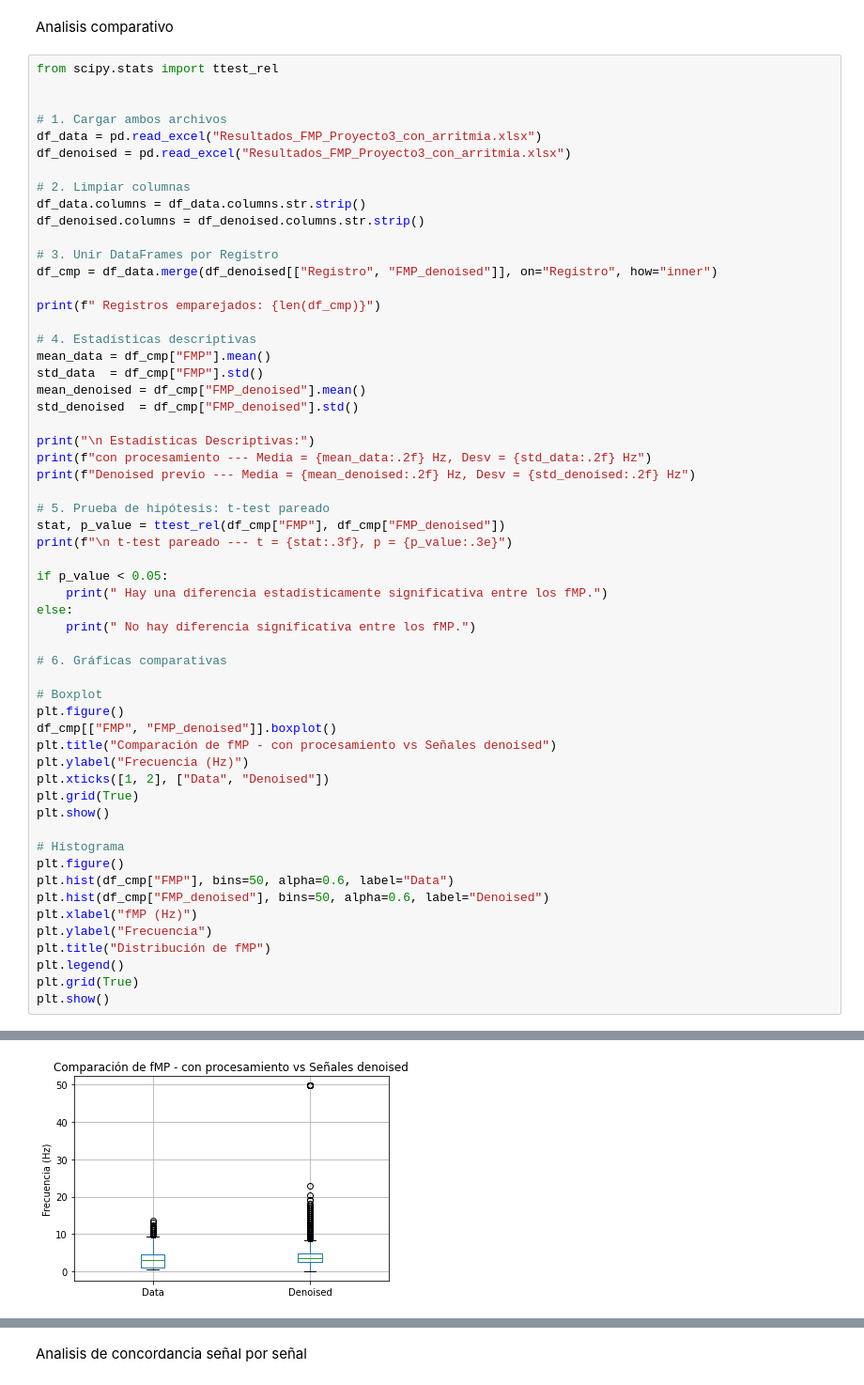
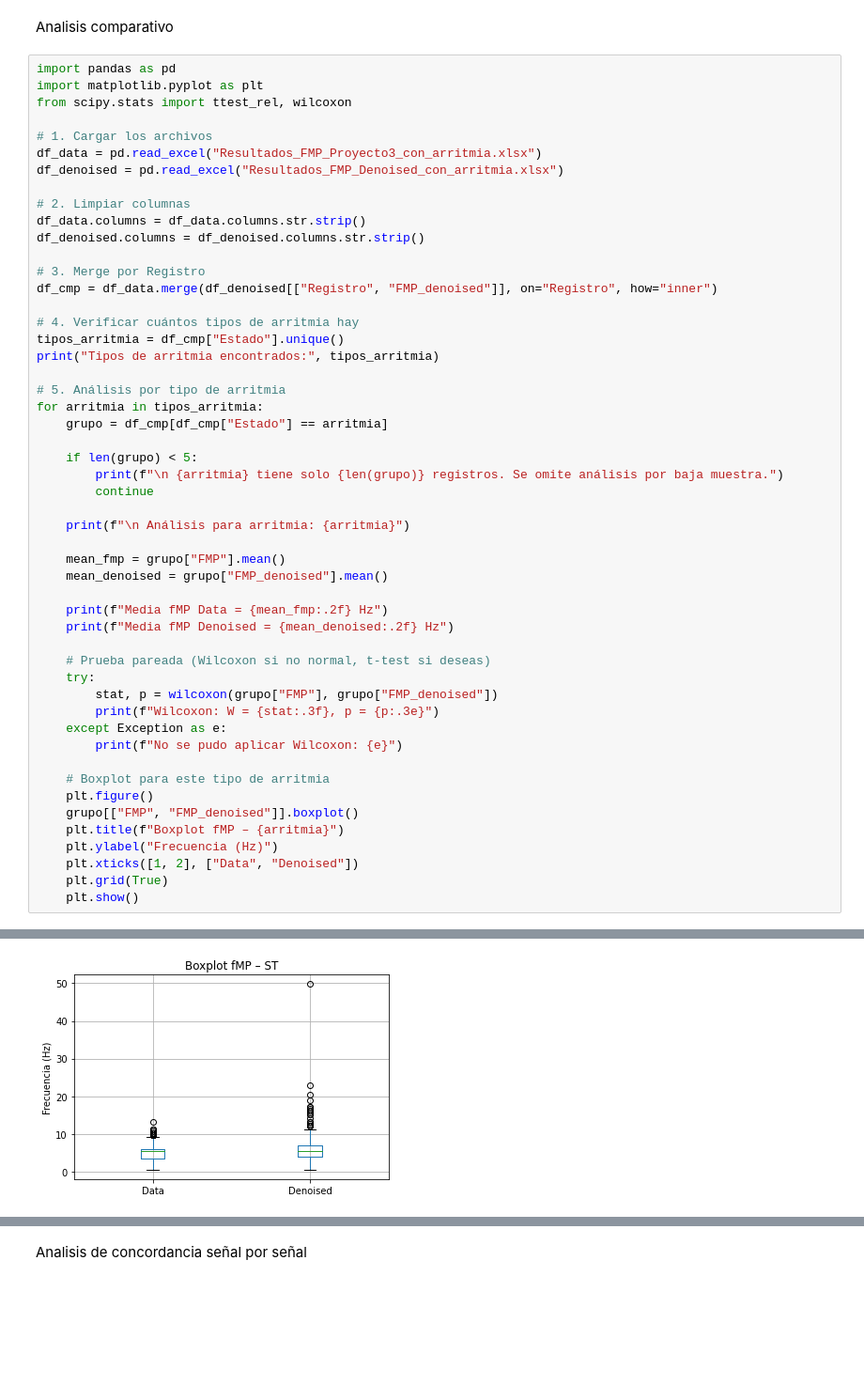
Before and after one commit to Felipeagudelom/Proyecto-3, a Jupyter notebook: Proyecto 3.ipynb, the cells around one changed output, grey strips where cells are left out. Shown at 94% size. Cells and saved outputs as stored; diff of their text form; blank space fills up the shorter version.

```diff
--- a/Proyecto 3.ipynb
+++ b/Proyecto 3.ipynb
@@ -590,60 +590,54 @@ dtype: int64
 # %% [markdown]
 Analisis comparativo
 # %%
-from scipy.stats import ttest_rel
+import pandas as pd
+import matplotlib.pyplot as plt
+from scipy.stats import ttest_rel, wilcoxon
 
-
-# 1. Cargar ambos archivos
+# 1. Cargar los archivos
 df_data = pd.read_excel("Resultados_FMP_Proyecto3_con_arritmia.xlsx")
-df_denoised = pd.read_excel("Resultados_FMP_Proyecto3_con_arritmia.xlsx")
+df_denoised = pd.read_excel("Resultados_FMP_Denoised_con_arritmia.xlsx")
 
 # 2. Limpiar columnas
 df_data.columns = df_data.columns.str.strip()
 df_denoised.columns = df_denoised.columns.str.strip()
 
-# 3. Unir DataFrames por Registro
+# 3. Merge por Registro
 df_cmp = df_data.merge(df_denoised[["Registro", "FMP_denoised"]], on="Registro", how="inner")
 
-print(f" Registros emparejados: {len(df_cmp)}")
+# 4. Verificar cuántos tipos de arritmia hay
+tipos_arritmia = df_cmp["Estado"].unique()
+print("Tipos de arritmia encontrados:", tipos_arritmia)
 
-# 4. Estadísticas descriptivas
-mean_data = df_cmp["FMP"].mean()
-std_data  = df_cmp["FMP"].std()
-mean_denoised = df_cmp["FMP_denoised"].mean()
-std_denoised  = df_cmp["FMP_denoised"].std()
+# 5. Análisis por tipo de arritmia
+for arritmia in tipos_arritmia:
+    grupo = df_cmp[df_cmp["Estado"] == arritmia]
 
-print("\n Estadísticas Descriptivas:")
-print(f"con procesamiento --- Media = {mean_data:.2f} Hz, Desv = {std_data:.2f} Hz")
-print(f"Denoised previo --- Media = {mean_denoised:.2f} Hz, Desv = {std_denoised:.2f} Hz")
+    if len(grupo) < 5:
+        print(f"\n {arritmia} tiene solo {len(grupo)} registros. Se omite análisis por baja muestra.")
+        continue
 
-# 5. Prueba de hipótesis: t-test pareado
-stat, p_value = ttest_rel(df_cmp["FMP"], df_cmp["FMP_denoised"])
-print(f"\n t-test pareado --- t = {stat:.3f}, p = {p_value:.3e}")
+    print(f"\n Análisis para arritmia: {arritmia}")
 
-if p_value < 0.05:
-    print(" Hay una diferencia estadísticamente significativa entre los fMP.")
-else:
-    print(" No hay diferencia significativa entre los fMP.")
+    mean_fmp = grupo["FMP"].mean()
+    mean_denoised = grupo["FMP_denoised"].mean()
 
-# 6. Gráficas comparativas
+    print(f"Media fMP Data = {mean_fmp:.2f} Hz")
+    print(f"Media fMP Denoised = {mean_denoised:.2f} Hz")
 
-# Boxplot
-plt.figure()
-df_cmp[["FMP", "FMP_denoised"]].boxplot()
-plt.title("Comparación de fMP - con procesamiento vs Señales denoised")
-plt.ylabel("Frecuencia (Hz)")
-plt.xticks([1, 2], ["Data", "Denoised"])
-plt.grid(True)
-plt.show()
+    # Prueba pareada (Wilcoxon si no normal, t-test si deseas)
+    try:
+        stat, p = wilcoxon(grupo["FMP"], grupo["FMP_denoised"])
+        print(f"Wilcoxon: W = {stat:.3f}, p = {p:.3e}")
+    except Exception as e:
+        print(f"No se pudo aplicar Wilcoxon: {e}")
 
-# Histograma
-plt.figure()
-plt.hist(df_cmp["FMP"], bins=50, alpha=0.6, label="Data")
-plt.hist(df_cmp["FMP_denoised"], bins=50, alpha=0.6, label="Denoised")
-plt.xlabel("fMP (Hz)")
-plt.ylabel("Frecuencia")
-plt.title("Distribución de fMP")
-plt.legend()
-plt.grid(True)
-plt.show()
+    # Boxplot para este tipo de arritmia
+    plt.figure()
+    grupo[["FMP", "FMP_denoised"]].boxplot()
+    plt.title(f"Boxplot fMP – {arritmia}")
+    plt.ylabel("Frecuencia (Hz)")
+    plt.xticks([1, 2], ["Data", "Denoised"])
+    plt.grid(True)
+    plt.show()
 # %% [output]
@@ -658 +650 @@ Denoised previo --- Media = 4.02 Hz, Desv = 2.53 Hz
-[figure, old version]
+[figure, new version]
```
Also changed, not shown: parts of 22 cells of this notebook.
